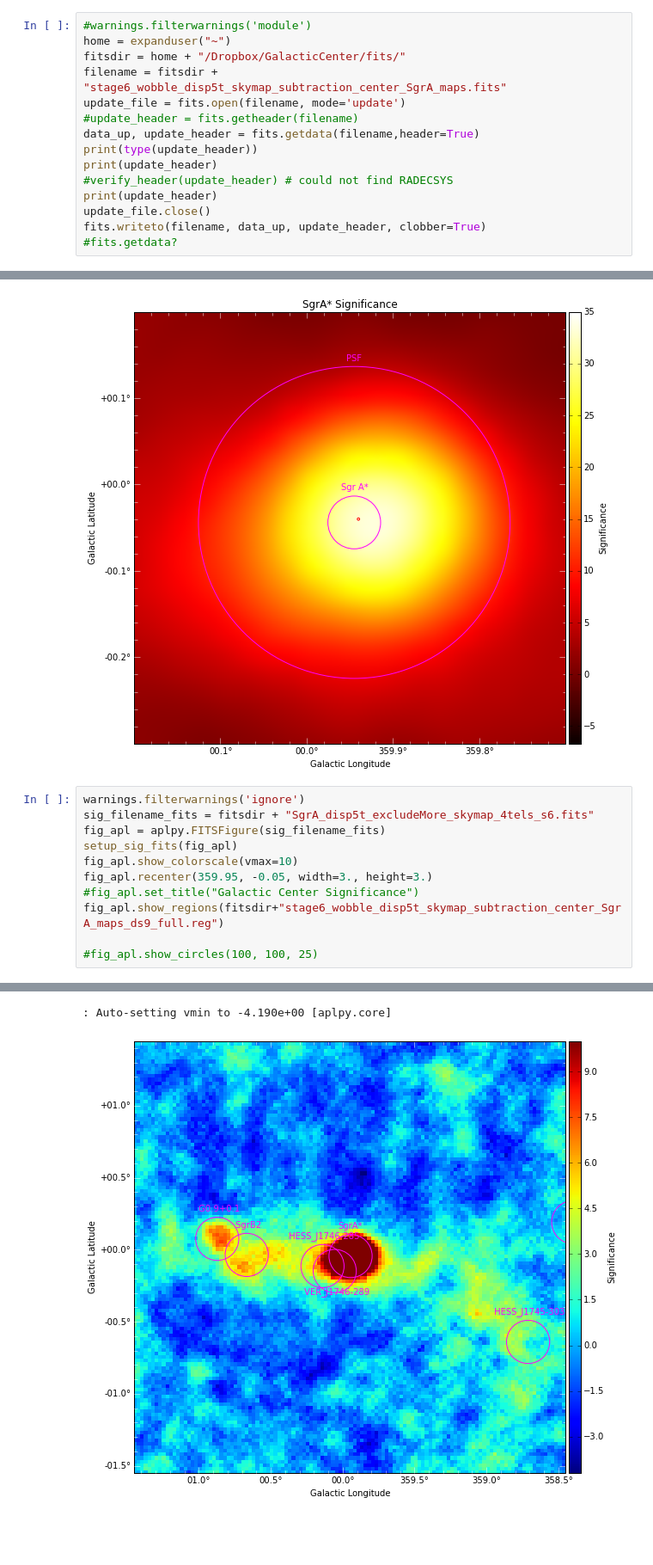
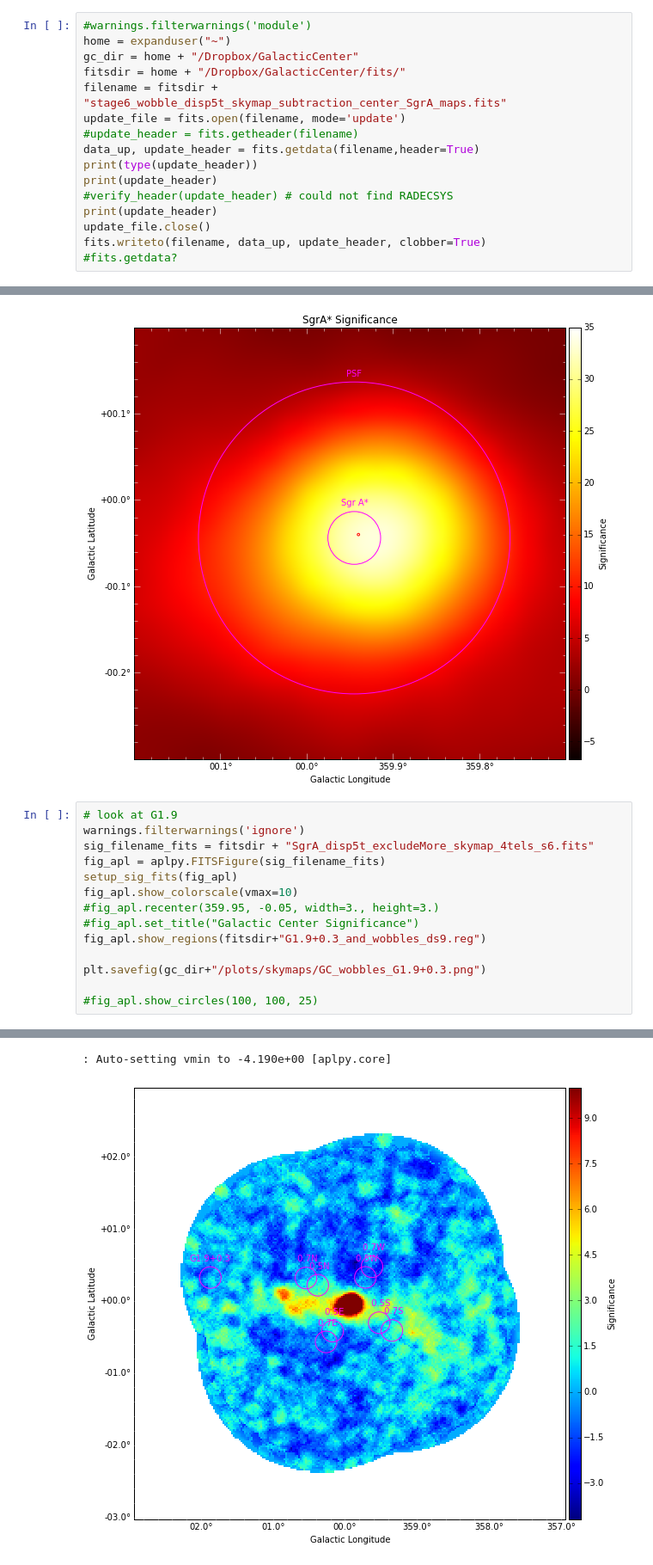
Before and after one commit to MattGPT-ai/analysis-tools-m, a Jupyter notebook: GC/FITS_plots.ipynb, the cells around one changed output, grey strips where cells are left out. Shown at 86% size. Cells and saved outputs as stored; diff of their text form; blank space fills up the shorter version.

```diff
--- a/GC/FITS_plots.ipynb
+++ b/GC/FITS_plots.ipynb
@@ -19,6 +19,7 @@ import warnings
 # %%
 #warnings.filterwarnings('module')
 home = expanduser("~")
+gc_dir = home + "/Dropbox/GalacticCenter"
 fitsdir = home + "/Dropbox/GalacticCenter/fits/"
 filename = fitsdir + "stage6_wobble_disp5t_skymap_subtraction_center_SgrA_maps.fits"
 update_file = fits.open(filename, mode='update')
@@ -274,27 +267,30 @@ WARNING:astropy:AstropyDeprecationWarning: The ascard function is deprecated and
 : Auto-setting vmin to -6.690e+00 [aplpy.core]
 [figure]
 # %%
+# look at G1.9
 warnings.filterwarnings('ignore')
 sig_filename_fits = fitsdir + "SgrA_disp5t_excludeMore_skymap_4tels_s6.fits"
 fig_apl = aplpy.FITSFigure(sig_filename_fits)
 setup_sig_fits(fig_apl)
 fig_apl.show_colorscale(vmax=10)
-fig_apl.recenter(359.95, -0.05, width=3., height=3.)
+#fig_apl.recenter(359.95, -0.05, width=3., height=3.)
 #fig_apl.set_title("Galactic Center Significance")
-fig_apl.show_regions(fitsdir+"stage6_wobble_disp5t_skymap_subtraction_center_SgrA_maps_ds9_full.reg")
+fig_apl.show_regions(fitsdir+"G1.9+0.3_and_wobbles_ds9.reg")
+
+plt.savefig(gc_dir+"/plots/skymaps/GC_wobbles_G1.9+0.3.png")
 
 #fig_apl.show_circles(100, 100, 25)
 # %% [output]
 WARNING: hdu=0 does not contain any data, using hdu=1 instead [aplpy.core]
 WARNING:astropy:hdu=0 does not contain any data, using hdu=1 instead
 INFO:astropy:Auto-setting vmin to -4.978e+00
 INFO:astropy:Auto-setting vmax to  2.017e+01
 INFO: Auto-setting vmin to -4.978e+00 [aplpy.core]
 INFO: Auto-setting vmax to  2.017e+01 [aplpy.core]
 INFO
 INFO:astropy:Auto-setting vmin to -4.190e+00
 : Auto-setting vmin to -4.190e+00 [aplpy.core]
-[figure, old version]
+[figure, new version]
 # %%
 warnings.filterwarnings('ignore')
 #sig_filename_fits = fitsdir+"release_galactic_skymap_fixed_head.fits"
```
Also changed, not shown: parts of 5 cells of this notebook, 2 other files.
